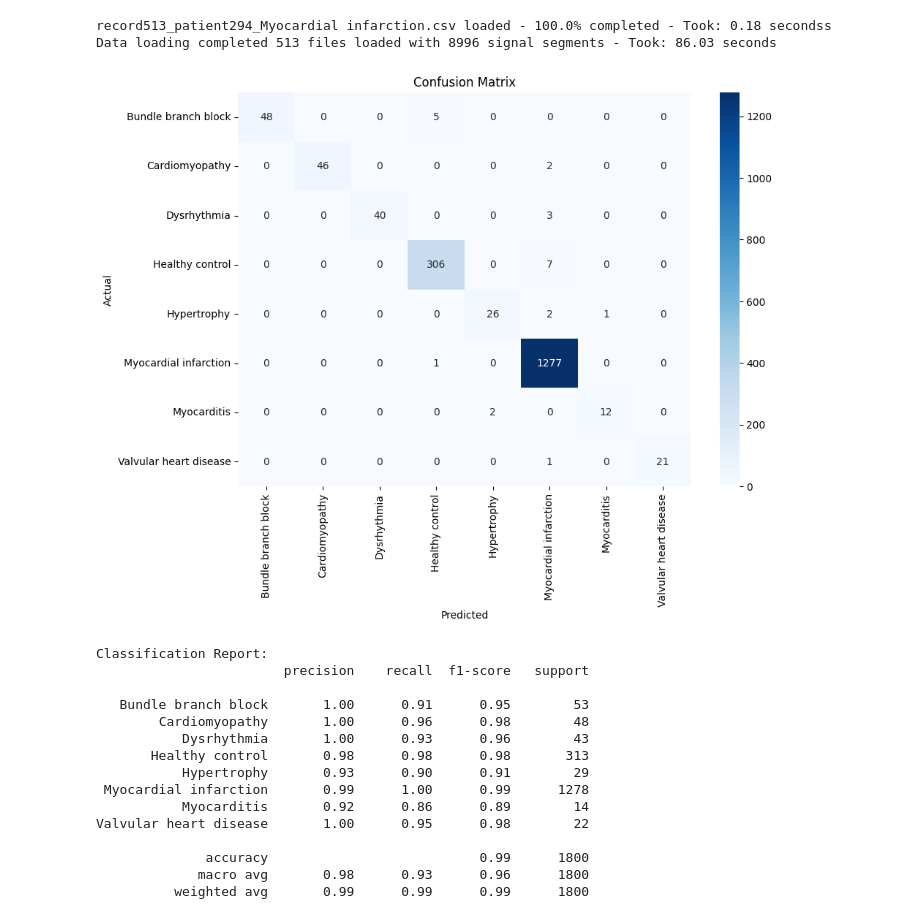
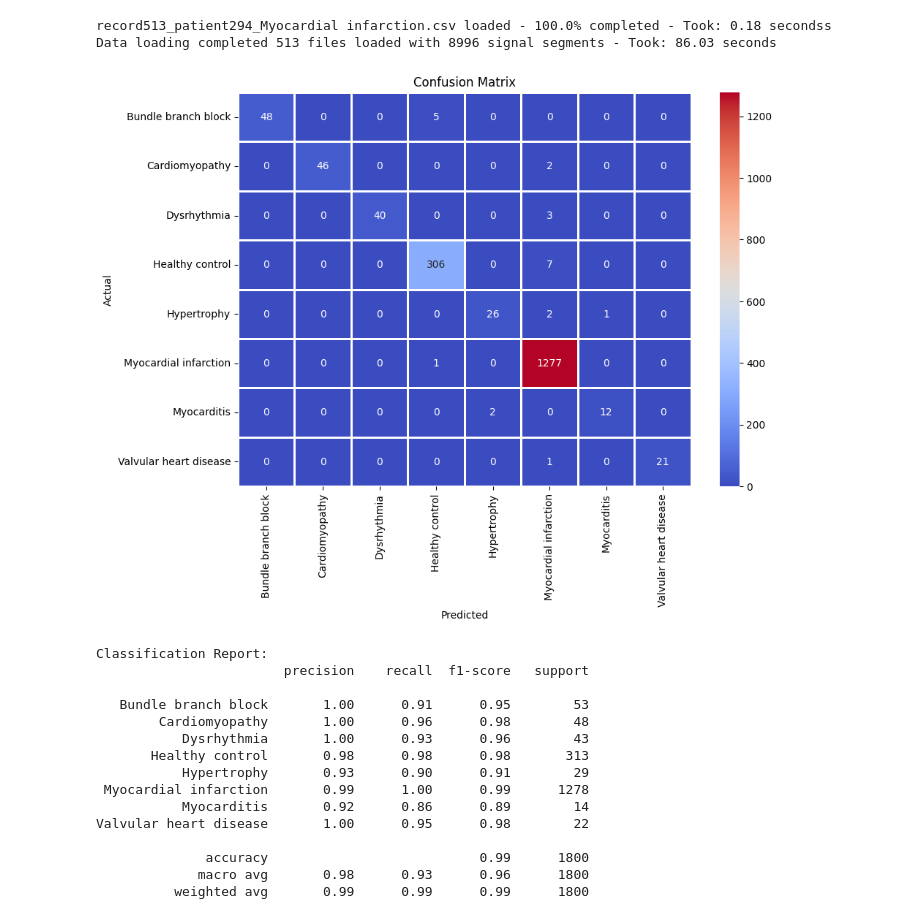
Before and after one commit to Afiq2200546/INF2008-ECG, a Jupyter notebook: Machine_Learning_V3_random_forest_afiq_updated.ipynb, the cells around one changed output. Drawn from its saved outputs; the diff is of its cells as text; code cells hidden in the pictures.

```diff
--- a/Machine_Learning_V3_random_forest_afiq_updated.ipynb
+++ b/Machine_Learning_V3_random_forest_afiq_updated.ipynb
@@ -129,35 +129,35 @@ label_encoder = LabelEncoder()
 encoded_labels = label_encoder.fit_transform(label_array)
 
 # Split data
 X_train, X_test, y_train, y_test = train_test_split(signal_array, encoded_labels, test_size=0.2, random_state=42)
 
 # Flatten the data for classification (since RandomForestClassifier does not support 3D input)
 X_train_flat = X_train.reshape(X_train.shape[0], -1)
 X_test_flat = X_test.reshape(X_test.shape[0], -1)
 
 # Train a classifier
 clf = RandomForestClassifier(n_estimators=100, random_state=42)
 clf.fit(X_train_flat, y_train)
 
 # Make predictions
 y_pred = clf.predict(X_test_flat)
 
 # Compute confusion matrix
 conf_matrix = confusion_matrix(y_test, y_pred)
 
 # Plot confusion matrix
 plt.figure(figsize=(10, 7))
-sns.heatmap(conf_matrix, annot=True, fmt='d', cmap='Blues', xticklabels=label_encoder.classes_, yticklabels=label_encoder.classes_)
+sns.heatmap(conf_matrix, annot=True, fmt='d', cmap='coolwarm', linecolor='white', linewidths=1, xticklabels=label_encoder.classes_, yticklabels=label_encoder.classes_)
 plt.xlabel('Predicted')
 plt.ylabel('Actual')
 plt.title('Confusion Matrix')
 plt.show()
 
 # Display classification report
 print("Classification Report:")
 print(classification_report(y_test, y_pred, target_names=label_encoder.classes_))
 # %% [output]
-[figure, old version]
+[figure, new version]
 Classification Report:
                         precision    recall  f1-score   support
 
```
